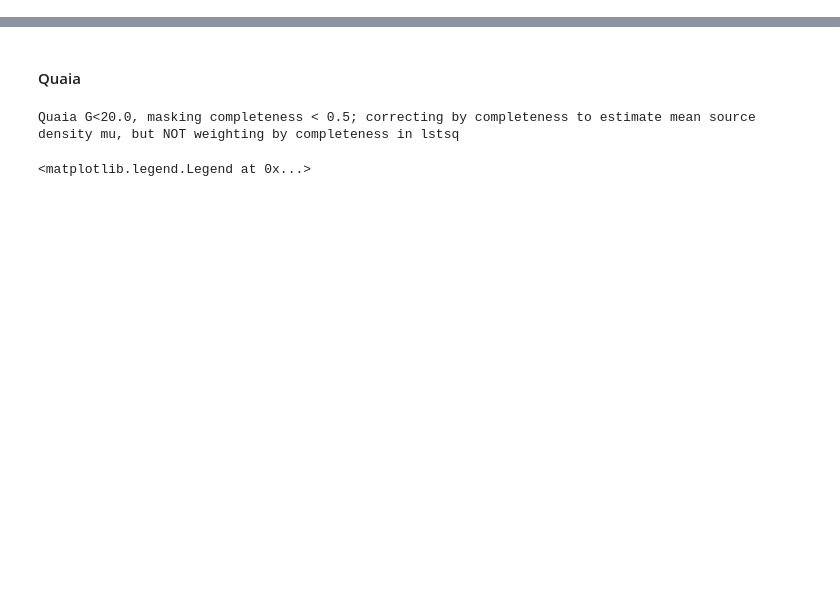
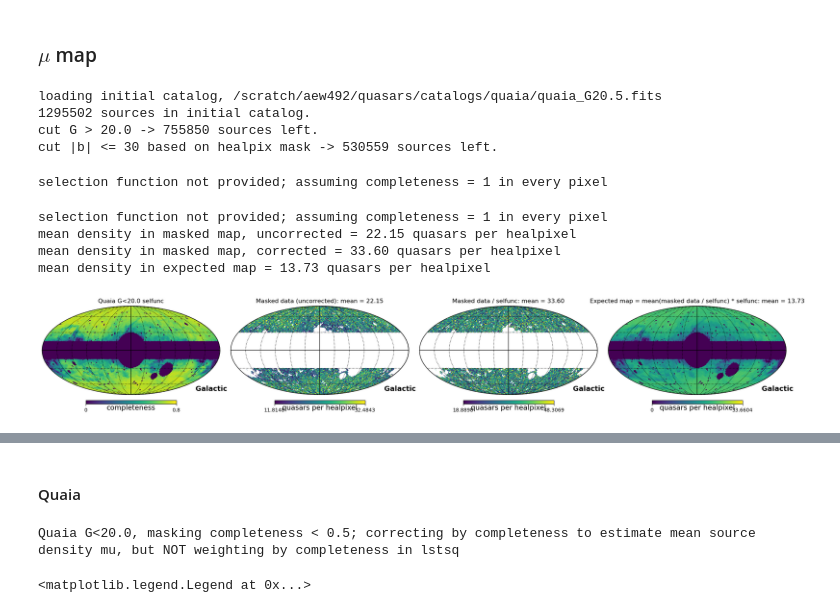
Before and after one commit to abbyw24/lss-dipoles, a Jupyter notebook: notebooks/2024-05-20_Cells_shot_noise.ipynb, the cells around one changed output, grey strips where cells are left out. Saved outputs shown, nothing was run; the diff lists cells and outputs as text; code cells hidden in the pictures; blank space fills up the shorter version.

```diff
--- a/notebooks/2024-05-20_Cells_shot_noise.ipynb
+++ b/notebooks/2024-05-20_Cells_shot_noise.ipynb
@@ -27,0 +21,63 @@ def D(C_1):
+# %% [markdown]
+### $\mu$ map
+# %%
+catdir = '/scratch/aew492/quasars/catalogs'
+nside = 64
+d = QSOSample(initial_catfn=os.path.join(catdir, 'quaia/quaia_G20.5.fits'),
+                        mask_fn=os.path.join(catdir, 'masks/mask_master_hpx_r1.0.fits'),
+                        mag='G', maglim=20.,
+                        blim=30,
+                        NSIDE=nside)
+selfunc_fn = os.path.join(catdir, f'quaia/selfuncs/selection_function_NSIDE{nside}_G20.0_blim15.fits')
+
+# cut galactic plane, magnitude, and load selection function
+d.cut_mag()
+d.cut_galactic_plane_hpx()
+selfunc = d.get_selfunc(selfunc=selfunc_fn)
+# %% [output]
+loading initial catalog, /scratch/aew492/quasars/catalogs/quaia/quaia_G20.5.fits
+1295502 sources in initial catalog.
+cut G > 20.0 -> 755850 sources left.
+cut |b| <= 30 based on healpix mask -> 530559 sources left.
+# %%
+# get masked datamaps
+masked_datamap_uncorr = d.construct_masked_datamap(selfunc=None, return_map=True)
+masked_datamap = d.construct_masked_datamap(selfunc=selfunc, return_map=True)
+mask = d.mask
+# %% [output]
+selection function not provided; assuming completeness = 1 in every pixel
+# %%
+# expected number of quasars in each pixel
+masked_datamap_uncorr = d.construct_masked_datamap(selfunc=None, return_map=True)
+print(f"mean density in masked map, uncorrected = {np.nanmean(masked_datamap_uncorr):.2f} quasars per healpixel", flush=True)
+# get masked datamap
+masked_datamap = d.construct_masked_datamap(selfunc=selfunc, return_map=True)
+# mask and mean density
+mask = d.mask
+print(f"mean density in masked map, corrected = {np.nanmean(masked_datamap):.2f} quasars per healpixel", flush=True)
+# expected number of quasars in each pixel
+expected_map = np.nanmean(masked_datamap) * selfunc
+print(f"mean density in expected map = {np.nanmean(expected_map):.2f} quasars per healpixel", flush=True)
+# %% [output]
+selection function not provided; assuming completeness = 1 in every pixel
+mean density in masked map, uncorrected = 22.15 quasars per healpixel
+mean density in masked map, corrected = 33.60 quasars per healpixel
+mean density in expected map = 13.73 quasars per healpixel
+# %%
+# test each function on the same map realization
+fig = plt.figure(figsize=(21,3))
+kwargs = dict(coord=['C','G'], badcolor='w', fig=fig)
+hp.mollview(selfunc, sub=(1,4,1), title=r'Quaia G<20.0 selfunc', cmap='viridis',
+            min=0, max=0.8, unit='completeness', **kwargs)
+mean, std = np.nanmean(masked_datamap_uncorr), np.nanstd(masked_datamap_uncorr)
+hp.mollview(masked_datamap_uncorr, sub=(1,4,2), title=r'Masked data (uncorrected): mean = 'f'{mean:.2f}', cmap='viridis',
+            min=np.max([0, mean-2*std]), max=mean+2*std, unit='quasars per healpixel', **kwargs)
+mean, std = np.nanmean(masked_datamap), np.nanstd(masked_datamap)
+hp.mollview(masked_datamap, sub=(1,4,3), title=r'Masked data / selfunc: mean = 'f'{mean:.2f}', cmap='viridis',
+            min=np.max([0,mean-2*std]), max=mean+2*std, unit='quasars per healpixel', **kwargs)
+mean, std = np.nanmean(expected_map), np.nanstd(expected_map)
+hp.mollview(expected_map, sub=(1,4,4), title=r'Expected map = mean(masked data / selfunc) * selfunc: mean = 'f'{mean:.2f}', cmap='viridis',
+           min=np.max([0,mean-2*std]), max=mean+2*std, unit='quasars per healpixel', **kwargs)
+hp.graticule()
+# %% [output]
+[figure, added]
```
Also changed, not shown: parts of 42 cells of this notebook, 1 other file.
